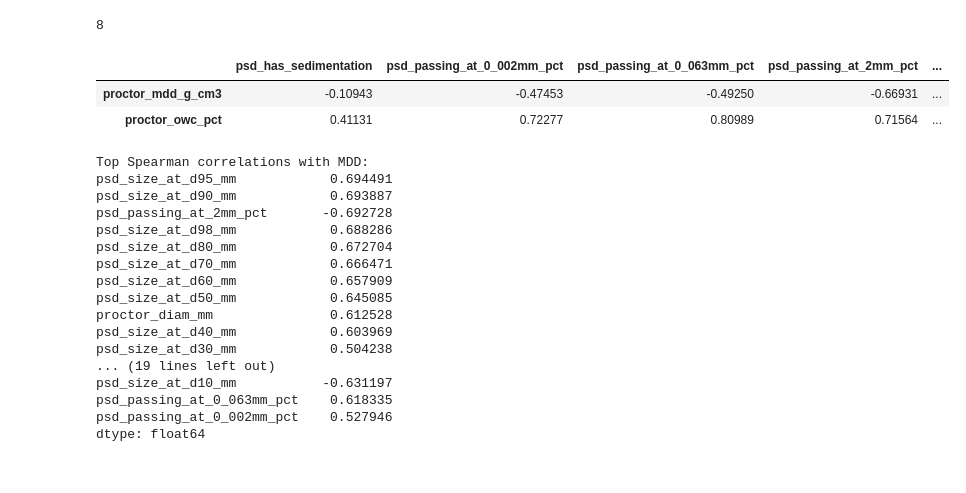
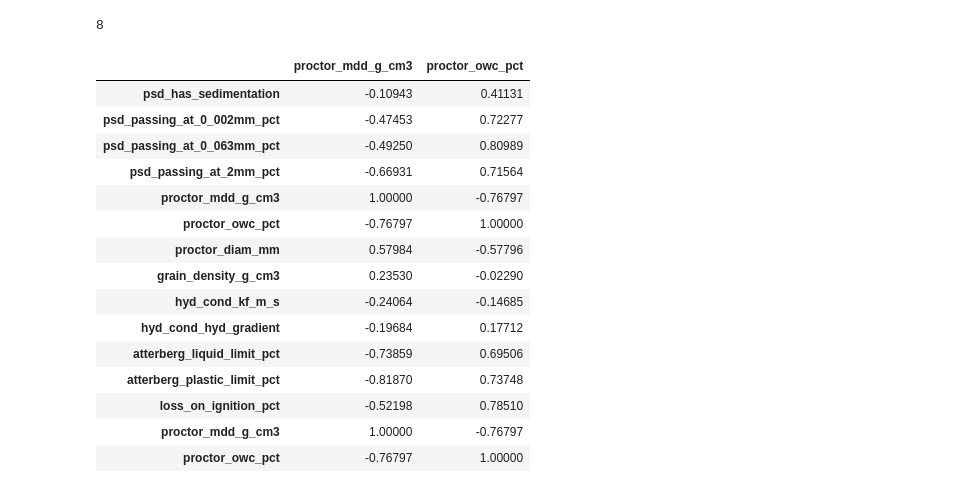
Before and after one commit to jkmathilda/proctor_prediction, a Jupyter notebook: eda.ipynb, the cells around one changed output. Drawn from its saved outputs; the diff is of its cells as text; code cells hidden in the pictures.

```diff
--- a/eda.ipynb
+++ b/eda.ipynb
@@ -66,58 +135,26 @@ len(lst)
 # %%
 temp = ['psd_has_sedimentation', 'psd_passing_at_0_002mm_pct', 'psd_passing_at_0_063mm_pct',
        'psd_passing_at_2mm_pct', 'proctor_mdd_g_cm3', 'proctor_owc_pct',
        'proctor_diam_mm', 'grain_density_g_cm3', 'hyd_cond_kf_m_s',
        'hyd_cond_hyd_gradient', 'atterberg_liquid_limit_pct',
        'atterberg_plastic_limit_pct', 'loss_on_ignition_pct', 'proctor_mdd_g_cm3', 'proctor_owc_pct']
 
 corr_mat = df[temp].corr().round(5)
-corr_mat[-2:] # Correlation with target variables
+corr_mat.iloc[:, -2:] # Correlation with target variables
 # %% [output]
-|  | psd_has_sedimentation | psd_passing_at_0_002mm_pct | psd_passing_at_0_063mm_pct | psd_passing_at_2mm_pct | ... |
-| proctor_mdd_g_cm3 | -0.10943 | -0.47453 | -0.49250 | -0.66931 | ... |
-| proctor_owc_pct | 0.41131 | 0.72277 | 0.80989 | 0.71564 | ... |
+|  | proctor_mdd_g_cm3 | proctor_owc_pct |
+| psd_has_sedimentation | -0.10943 | 0.41131 |
+| psd_passing_at_0_002mm_pct | -0.47453 | 0.72277 |
+| psd_passing_at_0_063mm_pct | -0.49250 | 0.80989 |
+| psd_passing_at_2mm_pct | -0.66931 | 0.71564 |
+| proctor_mdd_g_cm3 | 1.00000 | -0.76797 |
+| proctor_owc_pct | -0.76797 | 1.00000 |
+| proctor_diam_mm | 0.57984 | -0.57796 |
+| grain_density_g_cm3 | 0.23530 | -0.02290 |
+| hyd_cond_kf_m_s | -0.24064 | -0.14685 |
+| hyd_cond_hyd_gradient | -0.19684 | 0.17712 |
+| atterberg_liquid_limit_pct | -0.73859 | 0.69506 |
+| atterberg_plastic_limit_pct | -0.81870 | 0.73748 |
+| loss_on_ignition_pct | -0.52198 | 0.78510 |
+| proctor_mdd_g_cm3 | 1.00000 | -0.76797 |
+| proctor_owc_pct | -0.76797 | 1.00000 |
-# %%
-# Spearman Corrlation
-
-X = df[features].copy()
-y_mdd = df["proctor_mdd_g_cm3"]
-y_owc = df["proctor_owc_pct"]
-
-imputer = SimpleImputer(strategy="median")
-X_imp = pd.DataFrame(
-    imputer.fit_transform(X),
-    columns=X.columns,
-    index=X.index
-)
-
-spearman_mdd = X_imp.corrwith(y_mdd, method="spearman").sort_values(
-    key=abs, ascending=False
-)
-
-spearman_owc = X_imp.corrwith(y_owc, method="spearman").sort_values(
-    key=abs, ascending=False
-)
-
-print("\nTop Spearman correlations with MDD:")
-print(spearman_mdd.head(15))
-
-print("\nTop Spearman correlations with OWC:")
-print(spearman_owc.head(15))
-# %% [output]
-Top Spearman correlations with MDD:
-psd_size_at_d95_mm            0.694491
-psd_size_at_d90_mm            0.693887
-psd_passing_at_2mm_pct       -0.692728
-psd_size_at_d98_mm            0.688286
-psd_size_at_d80_mm            0.672704
-psd_size_at_d70_mm            0.666471
-psd_size_at_d60_mm            0.657909
-psd_size_at_d50_mm            0.645085
-proctor_diam_mm               0.612528
-psd_size_at_d40_mm            0.603969
-psd_size_at_d30_mm            0.504238
-... (19 lines left out)
-psd_size_at_d10_mm           -0.631197
-psd_passing_at_0_063mm_pct    0.618335
-psd_passing_at_0_002mm_pct    0.527946
-dtype: float64
```
Also changed, not shown: parts of 24 cells of this notebook, 16 other files.
